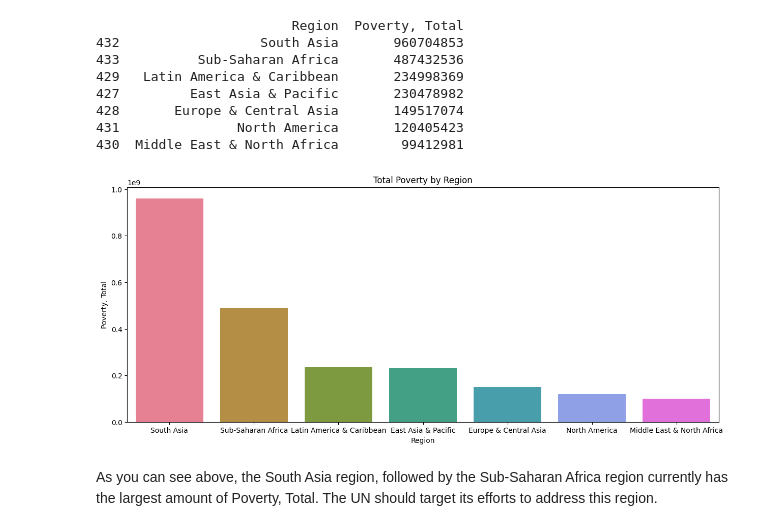
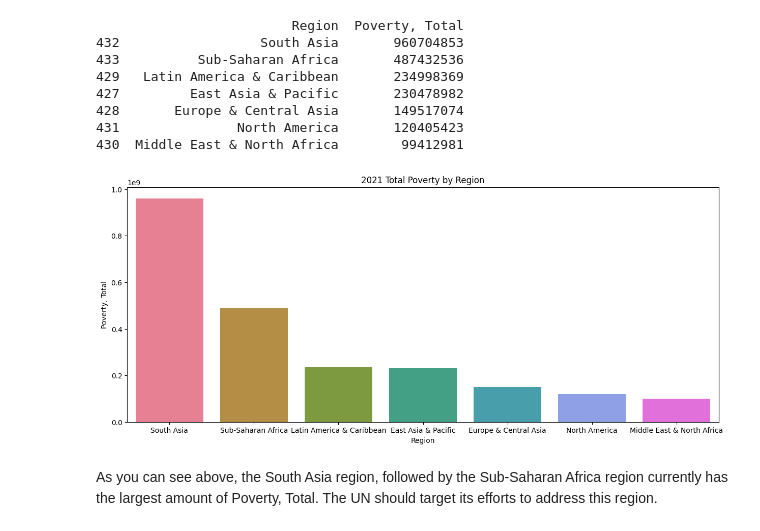
Before and after one commit to cdan006/CIS-582, a Jupyter notebook: Big_Data_545_Project.ipynb, the cells around one changed output. Drawn from its saved outputs; the diff is of its cells as text; code cells hidden in the pictures.

```diff
--- a/Big_Data_545_Project.ipynb
+++ b/Big_Data_545_Project.ipynb
@@ -1056,23 +1060,23 @@ print(hnp_df_poverty_regions_group_2)
 # %%
 # Create a custom color palette
 palette = sns.color_palette("husl", hnp_df_poverty_regions_group_2['Region'].nunique())
 
 # Create a dictionary to map regions to colors
 region_color_map = {region: palette[i] for i, region in enumerate(hnp_df_poverty_regions_group_2['Region'].unique())}
 
 # Create a list of colors for the bars corresponding to the region of each row
 bar_colors = hnp_df_poverty_regions_group_2['Region'].map(region_color_map).tolist()
 
 # Create the bar plot
 plt.figure(figsize=(15, 6))
 barplot = sns.barplot(data=hnp_df_poverty_regions_group_2, x='Region', y='Poverty, Total', palette=bar_colors)
-plt.title('Total Poverty by Region')
+plt.title('2021 Total Poverty by Region')
 plt.xlabel('Region')
 plt.ylabel('Poverty, Total')
 
 plt.show()
 # %% [output]
-[figure, old version]
+[figure, new version]
 # %% [markdown]
 As you can see above, the South Asia region, followed by the Sub-Saharan Africa region currently has the largest amount of Poverty, Total.  The UN should target its efforts to address this region.
 # %%
```
Also changed, not shown: parts of 14 cells of this notebook.
